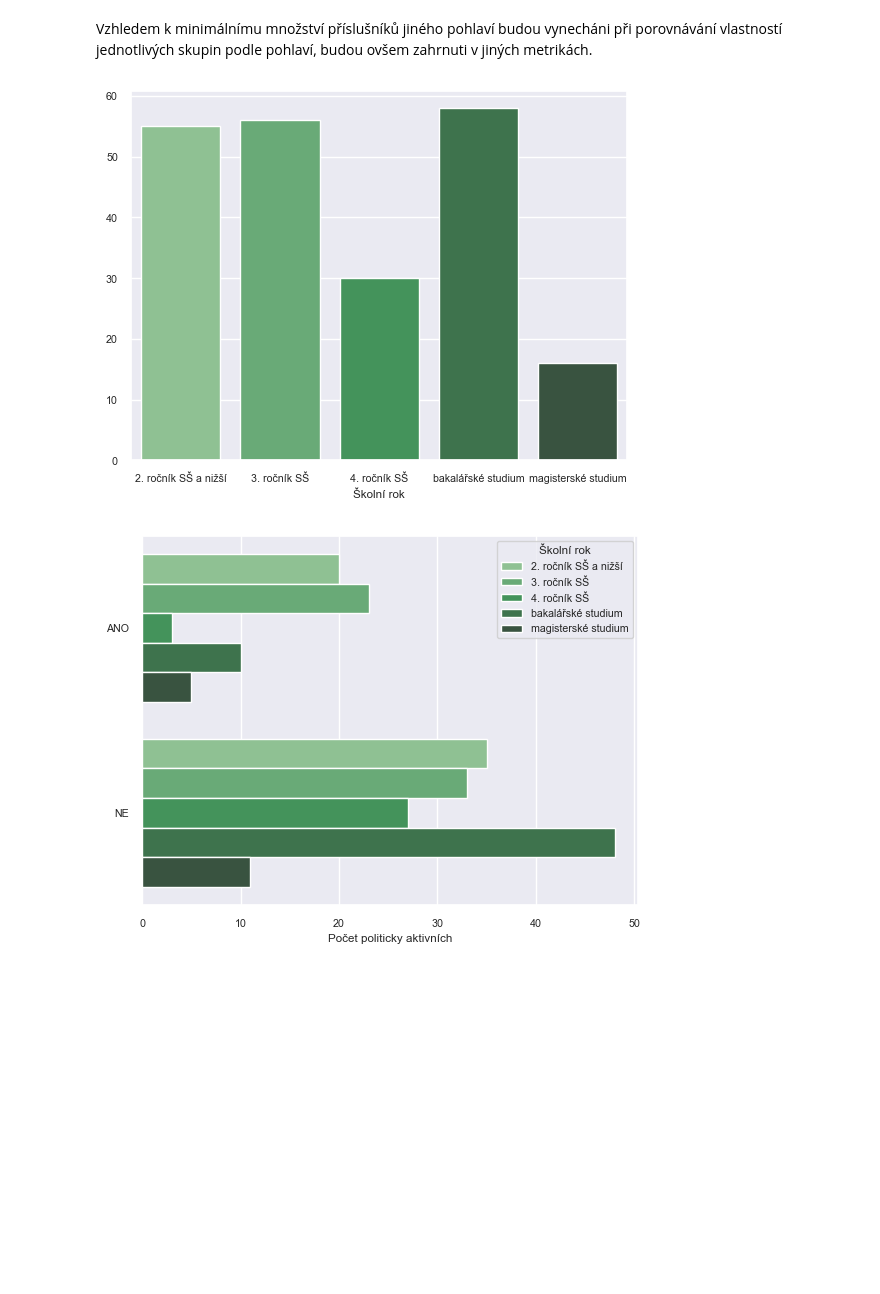
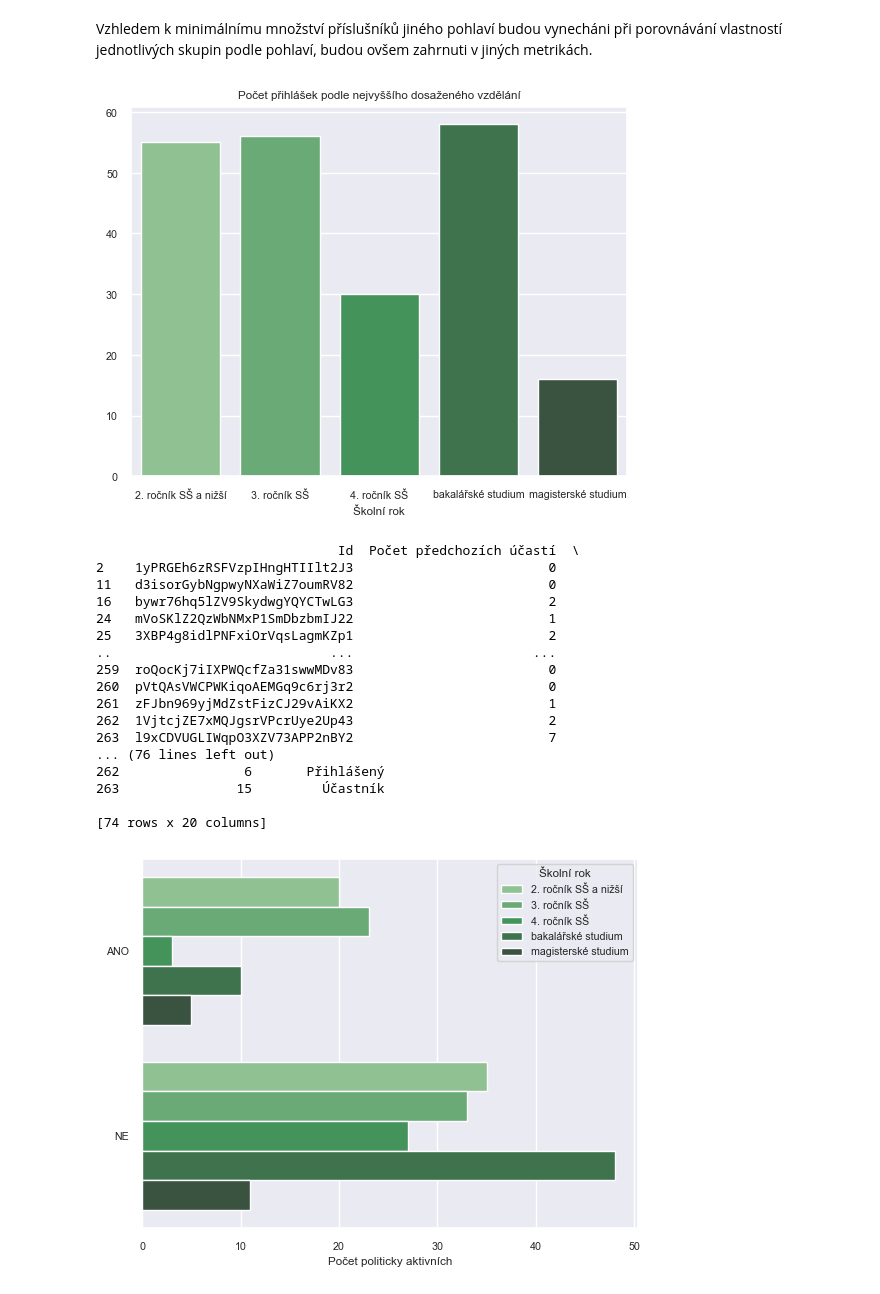
Before and after one commit to Neathac/Amkon-analysis, a Jupyter notebook: 2023_analysis.ipynb, the cells around one changed output. Cells and saved outputs as stored; diff of their text form; code cells hidden in the pictures; blank space fills up the shorter version.

```diff
--- a/2023_analysis.ipynb
+++ b/2023_analysis.ipynb
@@ -23,10 +23,14 @@ def removeAdminsAndOrgs(d: pd.DataFrame) -> pd.DataFrame:
 def constructRegistrationsWithUserFields(users: pd.DataFrame, registrations: pd.DataFrame) -> pd.DataFrame:
     amendedRegistrations = registrations
     amendedRegistrations['Pohlaví'] = 'Jiné'
+    amendedRegistrations['Účasti simulací'] = 0
+    amendedRegistrations['Přístupová práva'] = np.nan
     for reg in amendedRegistrations.index:
         currentItem = amendedRegistrations.loc[reg]
         correspondingUser = users.loc[users['Id'] == currentItem['Id']].iloc[0]
         amendedRegistrations.at[reg, 'Pohlaví'] = correspondingUser['Pohlaví']
+        amendedRegistrations.at[reg, 'Přístupová práva'] = correspondingUser['Přístupová práva']
+        amendedRegistrations.at[reg, 'Účasti simulací'] = currentItem['Počet účastí jiných simulací'] + currentItem['Počet předchozích účastí']
     return amendedRegistrations
 # %%
 def constructTransactionsWithUserAndRegFields(users: pd.DataFrame, registrations: pd.DataFrame, transactions: pd.DataFrame) -> pd.DataFrame:
@@ -129,11 +161,30 @@ Vzhledem k minimálnímu množství příslušníků jiného pohlaví budou vyne
 # %%
 pairedRegs = constructRegistrationsWithUserFields(users=nonOrgs, registrations=registrations)
 sns.set(font_scale=0.7)
 fig = sns.countplot(x=pairedRegs['Školní rok'], order=schoolVals, data=pairedRegs, palette="Greens_d")
 plt.ylabel("")
+plt.title("Počet přihlášek podle nejvyššího dosaženého vzdělání")
 plt.show(fig)
+print(pairedRegs[pairedRegs['Školní rok'].isin(['bakalářské studium', 'magisterské studium'])])
 # %% [output]
-[figure, old version]
+[figure, new version]
+                               Id  Počet předchozích účastí  \
+2    1yPRGEh6zRSFVzpIHngHTIIlt2J3                         0
+11   d3isorGybNgpwyNXaWiZ7oumRV82                         0
+16   bywr76hq5lZV9SkydwgYQYCTwLG3                         2
+24   mVoSKlZ2QzWbNMxP1SmDbzbmIJ22                         1
+25   3XBP4g8idlPNFxiOrVqsLagmKZp1                         2
+..                            ...                       ...
+259  roQocKj7iIXPWQcfZa31swwMDv83                         0
+260  pVtQAsVWCPWKiqoAEMGq9c6rj3r2                         0
+261  zFJbn969yjMdZstFizCJ29vAiKX2                         1
+262  1VjtcjZE7xMQJgsrVPcrUye2Up43                         2
+263  l9xCDVUGLIWqpO3XZV73APP2nBY2                         7
+... (76 lines left out)
+262                6       Přihlášený
+263               15         Účastník
+
+[74 rows x 20 columns]
 # %%
 fig = sns.countplot(y=pairedRegs['Člen politické strany'], data=pairedRegs, hue=pairedRegs['Školní rok'], hue_order=schoolVals, palette="Greens_d")
 plt.ylabel("")
```
Also changed, not shown: parts of 49 cells of this notebook.
